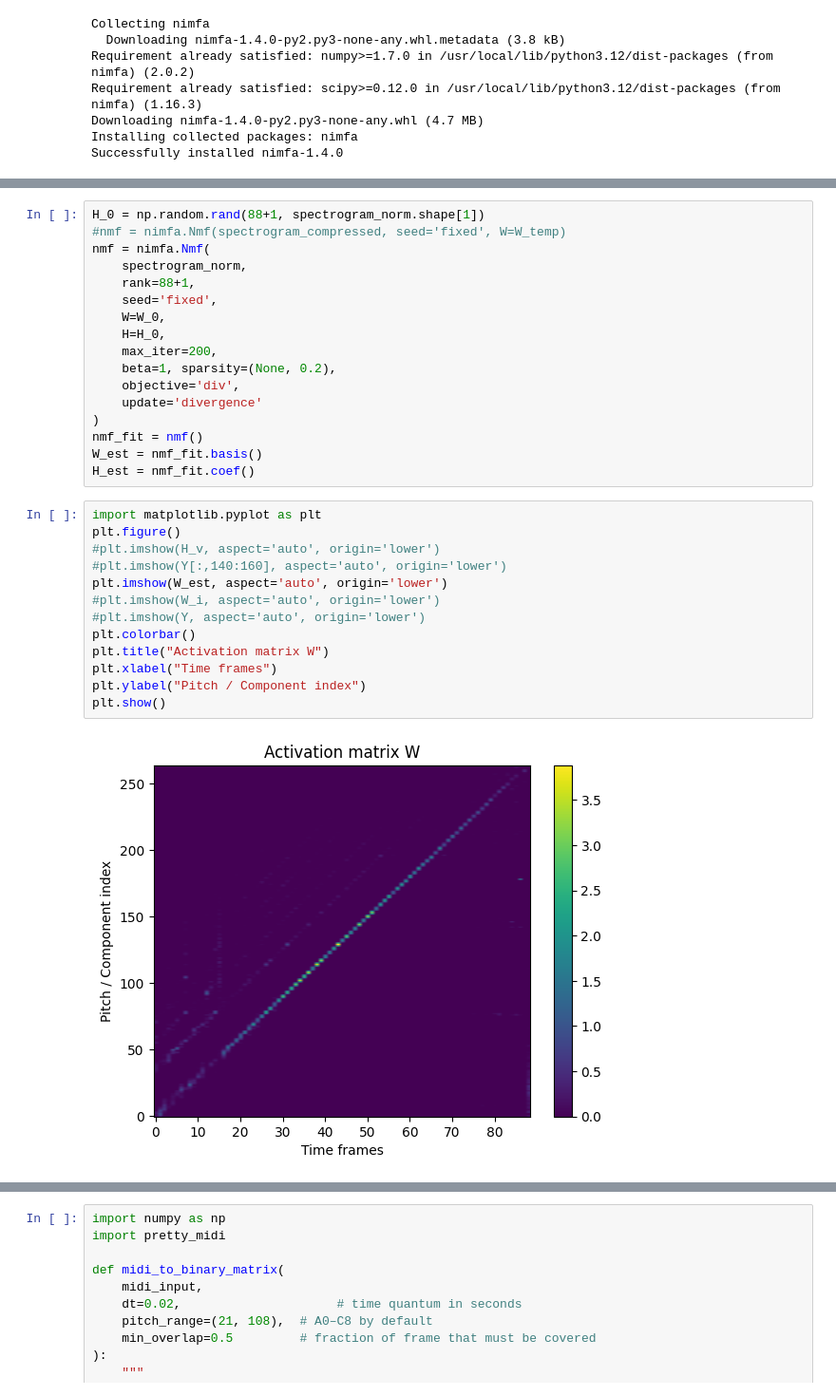
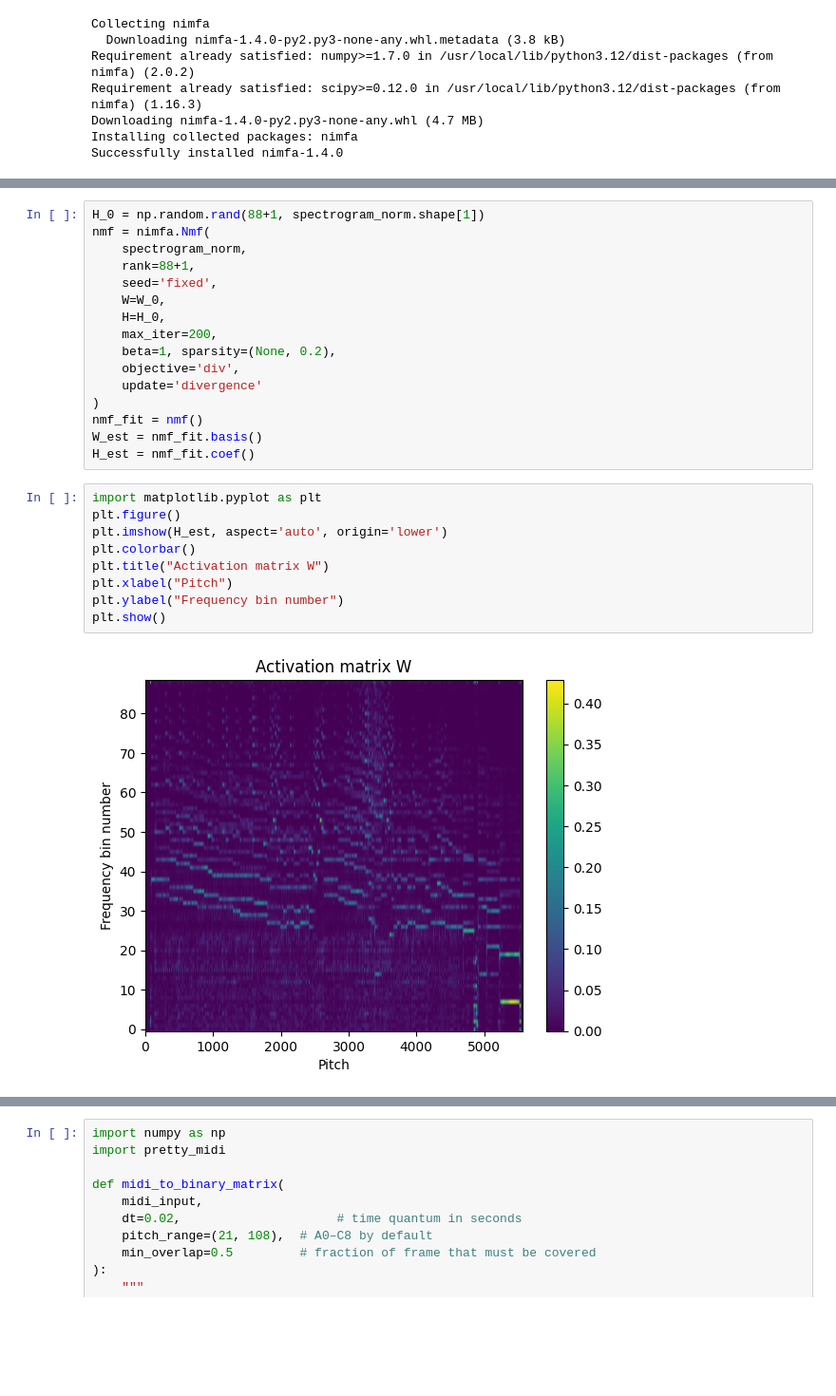
Before and after one commit to bierml/NMFforAMT, a Jupyter notebook: Experimental/Music_Transcribing[NMF].ipynb, the cells around one changed output, grey strips where cells are left out. Shown at 95% size. Drawn from its saved outputs; the diff is of its cells as text; blank space fills up the shorter version.

```diff
--- a/Experimental/Music_Transcribing[NMF].ipynb
+++ b/Experimental/Music_Transcribing[NMF].ipynb
@@ -228,7 +161,6 @@ plt.show()
 [figure]
 # %%
 H_0 = np.random.rand(88+1, spectrogram_norm.shape[1])
-#nmf = nimfa.Nmf(spectrogram_compressed, seed='fixed', W=W_temp)
 nmf = nimfa.Nmf(
     spectrogram_norm,
     rank=88+1,
@@ -246,15 +178,11 @@ H_est = nmf_fit.coef()
 # %%
 import matplotlib.pyplot as plt
 plt.figure()
-#plt.imshow(H_v, aspect='auto', origin='lower')
-#plt.imshow(Y[:,140:160], aspect='auto', origin='lower')
-plt.imshow(W_est, aspect='auto', origin='lower')
-#plt.imshow(W_i, aspect='auto', origin='lower')
-#plt.imshow(Y, aspect='auto', origin='lower')
+plt.imshow(H_est, aspect='auto', origin='lower')
 plt.colorbar()
 plt.title("Activation matrix W")
-plt.xlabel("Time frames")
-plt.ylabel("Pitch / Component index")
+plt.xlabel("Pitch")
+plt.ylabel("Frequency bin number")
 plt.show()
 # %% [output]
-[figure, old version]
+[figure, new version]
```
Also changed, not shown: parts of 18 cells of this notebook, 1 other file.
